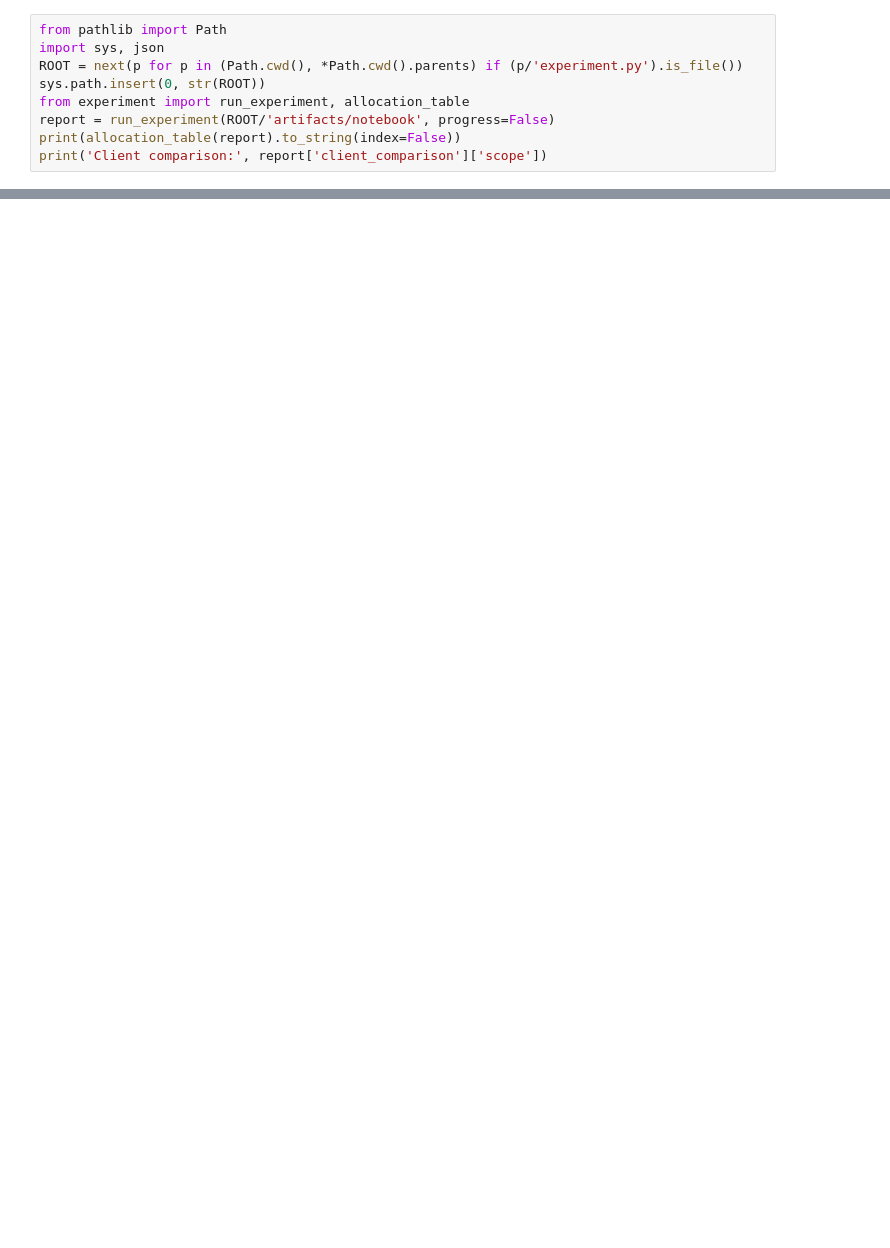
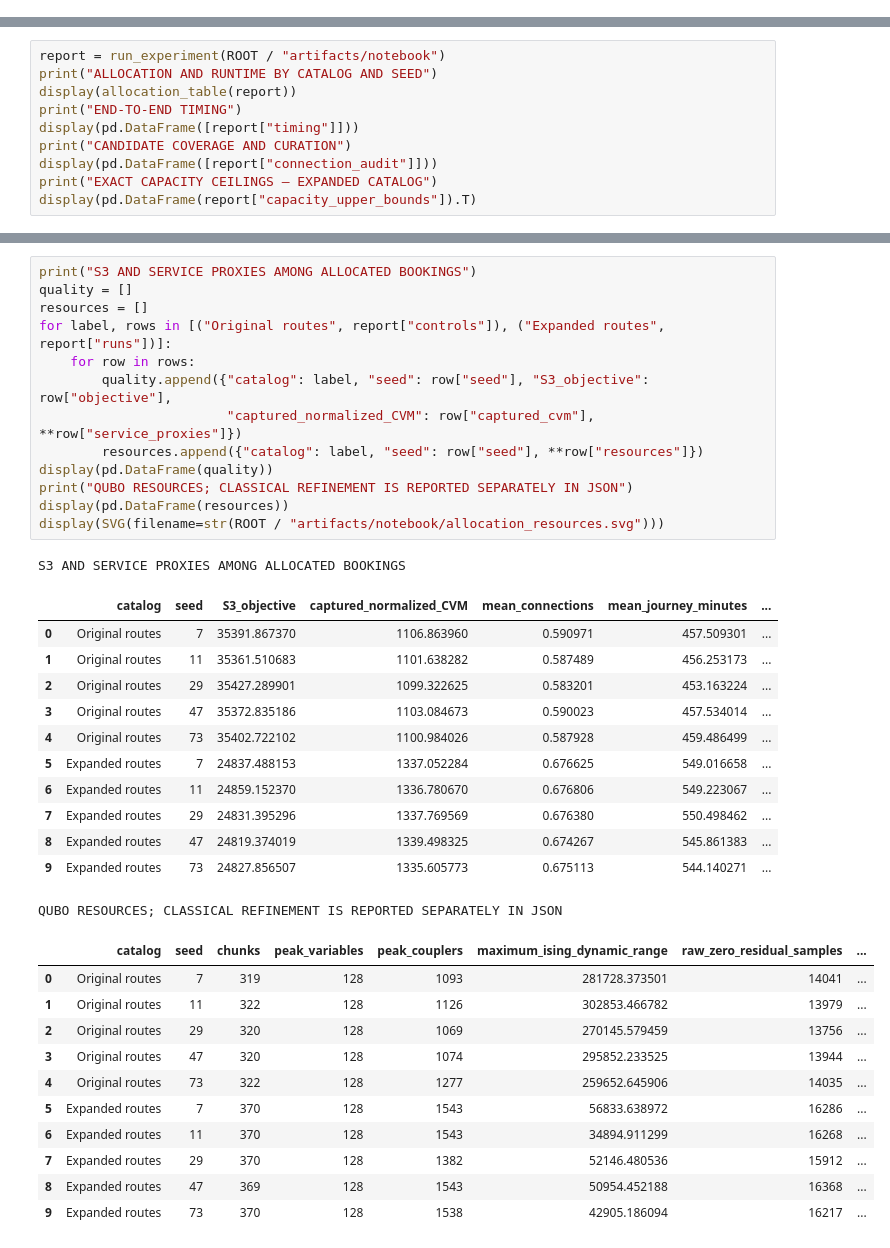
Before and after one commit to Sennaiai/Quantum-Computing, a Jupyter notebook: projects/QUBO IROPS solver/QUBO_IROPS_Allocation_Experiment.ipynb, the cells around one changed output, grey strips where cells are left out. Drawn from its saved outputs; the diff is of its cells as text; blank space fills up the shorter version.

Commit message:
Improve IROPS allocation with validated connections and hybrid refinement

```diff
--- a/projects/QUBO IROPS solver/QUBO_IROPS_Allocation_Experiment.ipynb
+++ b/projects/QUBO IROPS solver/QUBO_IROPS_Allocation_Experiment.ipynb
@@ -5,9 +0,0 @@ The objective is to develop the solver and measure feasible PNR/passenger alloca
-# %%
-from pathlib import Path
-import sys, json
-ROOT = next(p for p in (Path.cwd(), *Path.cwd().parents) if (p/'experiment.py').is_file())
-sys.path.insert(0, str(ROOT))
-from experiment import run_experiment, allocation_table
-report = run_experiment(ROOT/'artifacts/notebook', progress=False)
-print(allocation_table(report).to_string(index=False))
-print('Client comparison:', report['client_comparison']['scope'])
@@ -69,0 +27,10 @@ display(SVG(filename=str(ROOT/'artifacts/notebook/allocation_resources.svg')))
+# %%
+report = run_experiment(ROOT / "artifacts/notebook")
+print("ALLOCATION AND RUNTIME BY CATALOG AND SEED")
+display(allocation_table(report))
+print("END-TO-END TIMING")
+display(pd.DataFrame([report["timing"]]))
+print("CANDIDATE COVERAGE AND CURATION")
+display(pd.DataFrame([report["connection_audit"]]))
+print("EXACT CAPACITY CEILINGS — EXPANDED CATALOG")
+display(pd.DataFrame(report["capacity_upper_bounds"]).T)
@@ -69,0 +70,38 @@ display(SVG(filename=str(ROOT/'artifacts/notebook/allocation_resources.svg')))
+# %%
+print("S3 AND SERVICE PROXIES AMONG ALLOCATED BOOKINGS")
+quality = []
+resources = []
+for label, rows in [("Original routes", report["controls"]), ("Expanded routes", report["runs"])]:
+    for row in rows:
+        quality.append({"catalog": label, "seed": row["seed"], "S3_objective": row["objective"],
+                        "captured_normalized_CVM": row["captured_cvm"], **row["service_proxies"]})
+        resources.append({"catalog": label, "seed": row["seed"], **row["resources"]})
+display(pd.DataFrame(quality))
+print("QUBO RESOURCES; CLASSICAL REFINEMENT IS REPORTED SEPARATELY IN JSON")
+display(pd.DataFrame(resources))
+display(SVG(filename=str(ROOT / "artifacts/notebook/allocation_resources.svg")))
+# %% [output]
+S3 AND SERVICE PROXIES AMONG ALLOCATED BOOKINGS
+|  | catalog | seed | S3_objective | captured_normalized_CVM | mean_connections | mean_journey_minutes | ... |
+| 0 | Original routes | 7 | 35391.867370 | 1106.863960 | 0.590971 | 457.509301 | ... |
+| 1 | Original routes | 11 | 35361.510683 | 1101.638282 | 0.587489 | 456.253173 | ... |
+| 2 | Original routes | 29 | 35427.289901 | 1099.322625 | 0.583201 | 453.163224 | ... |
+| 3 | Original routes | 47 | 35372.835186 | 1103.084673 | 0.590023 | 457.534014 | ... |
+| 4 | Original routes | 73 | 35402.722102 | 1100.984026 | 0.587928 | 459.486499 | ... |
+| 5 | Expanded routes | 7 | 24837.488153 | 1337.052284 | 0.676625 | 549.016658 | ... |
+| 6 | Expanded routes | 11 | 24859.152370 | 1336.780670 | 0.676806 | 549.223067 | ... |
+| 7 | Expanded routes | 29 | 24831.395296 | 1337.769569 | 0.676380 | 550.498462 | ... |
+| 8 | Expanded routes | 47 | 24819.374019 | 1339.498325 | 0.674267 | 545.861383 | ... |
+| 9 | Expanded routes | 73 | 24827.856507 | 1335.605773 | 0.675113 | 544.140271 | ... |
+QUBO RESOURCES; CLASSICAL REFINEMENT IS REPORTED SEPARATELY IN JSON
+|  | catalog | seed | chunks | peak_variables | peak_couplers | maximum_ising_dynamic_range | raw_zero_residual_samples | ... |
+| 0 | Original routes | 7 | 319 | 128 | 1093 | 281728.373501 | 14041 | ... |
+| 1 | Original routes | 11 | 322 | 128 | 1126 | 302853.466782 | 13979 | ... |
+| 2 | Original routes | 29 | 320 | 128 | 1069 | 270145.579459 | 13756 | ... |
+| 3 | Original routes | 47 | 320 | 128 | 1074 | 295852.233525 | 13944 | ... |
+| 4 | Original routes | 73 | 322 | 128 | 1277 | 259652.645906 | 14035 | ... |
+| 5 | Expanded routes | 7 | 370 | 128 | 1543 | 56833.638972 | 16286 | ... |
+| 6 | Expanded routes | 11 | 370 | 128 | 1543 | 34894.911299 | 16268 | ... |
+| 7 | Expanded routes | 29 | 370 | 128 | 1382 | 52146.480536 | 15912 | ... |
+| 8 | Expanded routes | 47 | 369 | 128 | 1543 | 50954.452188 | 16368 | ... |
+| 9 | Expanded routes | 73 | 370 | 128 | 1538 | 42905.186094 | 16217 | ... |
```
Also changed, not shown: parts of 12 cells of this notebook, 33 other files.
